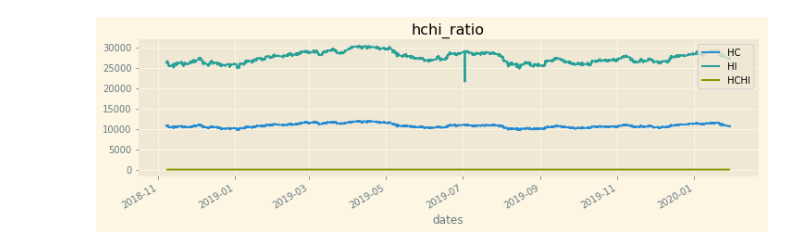
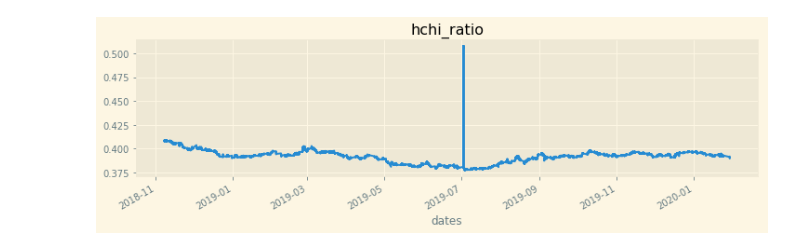
Before and after one commit to yingchen0505/stock_forecast, a Jupyter notebook: deep-learning/Sarima.ipynb, the cells around one changed output. Saved outputs shown, nothing was run; the diff lists cells and outputs as text; code cells hidden in the pictures.

```diff
--- a/deep-learning/Sarima.ipynb
+++ b/deep-learning/Sarima.ipynb
@@ -1,25 +1,25 @@
 # %%
 # import requests
 import pandas as pd
 # import json
 import matplotlib.pyplot as plt
 import matplotlib.dates as mdates
 %matplotlib inline
 plt.style.use('Solarize_Light2')
 
-df = pd.read_excel('../dataset/hchi_ratio.xlsx').set_index(['dates'])
+df = pd.read_excel('../dataset/hchi_ratio.xlsx').set_index(['dates']).loc[:, 'HCHI']
 # df.head()
 
 # r = requests.get('https://datamarket.com/api/v1/list.json?ds=22ox')
 # jobj = json.loads(r.text[18:-1])
 # data = jobj[0]['data']
 # df = pd.DataFrame(data, columns=['time','data']).set_index('time')
 train = df.loc['2018-12-1':'2019-12-31']
 test = df.loc['2020-1-1':'2020-1-31']
 train.index = pd.to_datetime(train.index)
 test.index = pd.to_datetime(test.index)
 pred = test.copy()
 df.plot(figsize=(12,3));
 plt.title('hchi_ratio');
 # %% [output]
-[figure, old version]
+[figure, new version]
```
Also changed, not shown: parts of 3 cells of this notebook.
